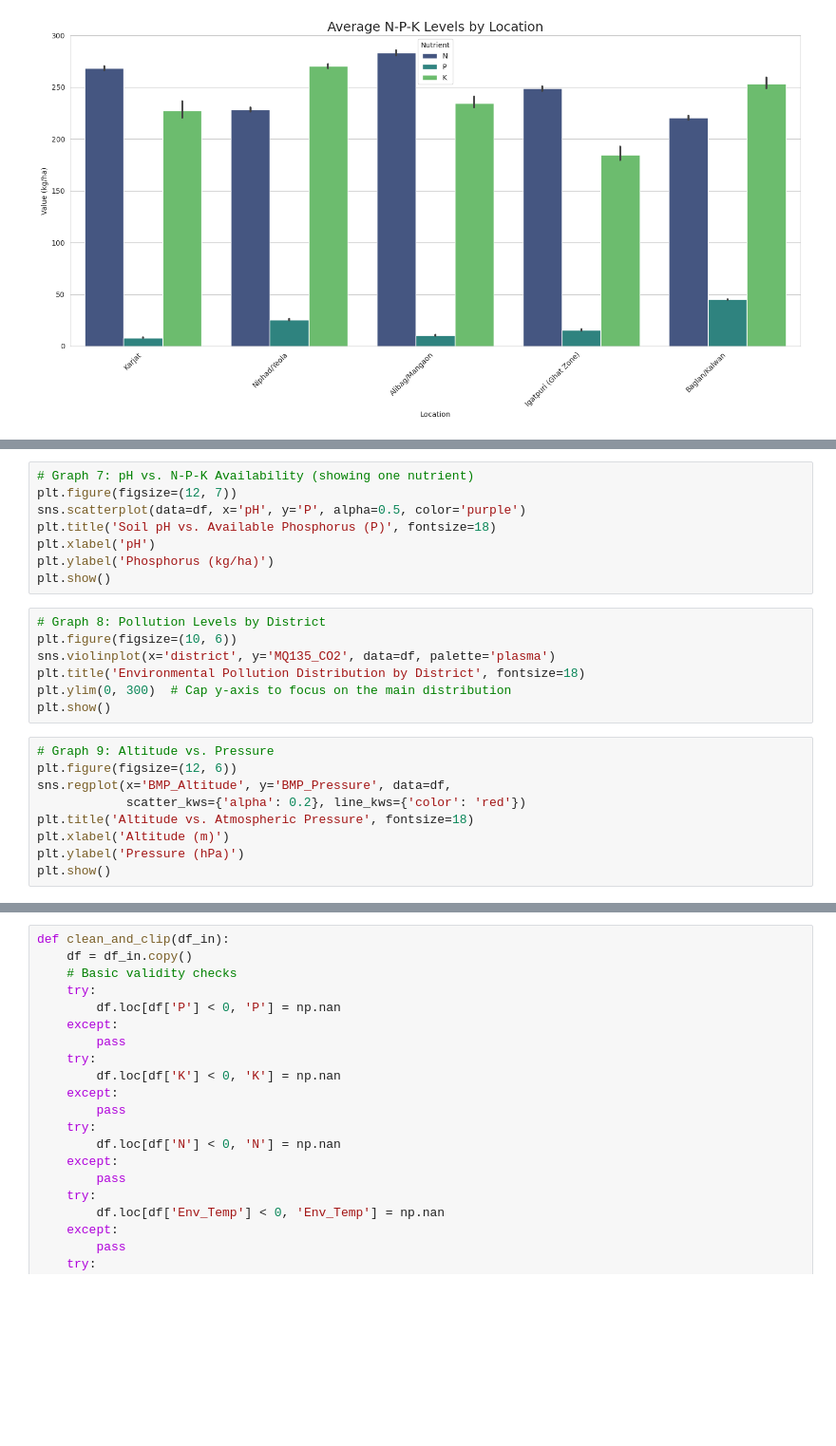
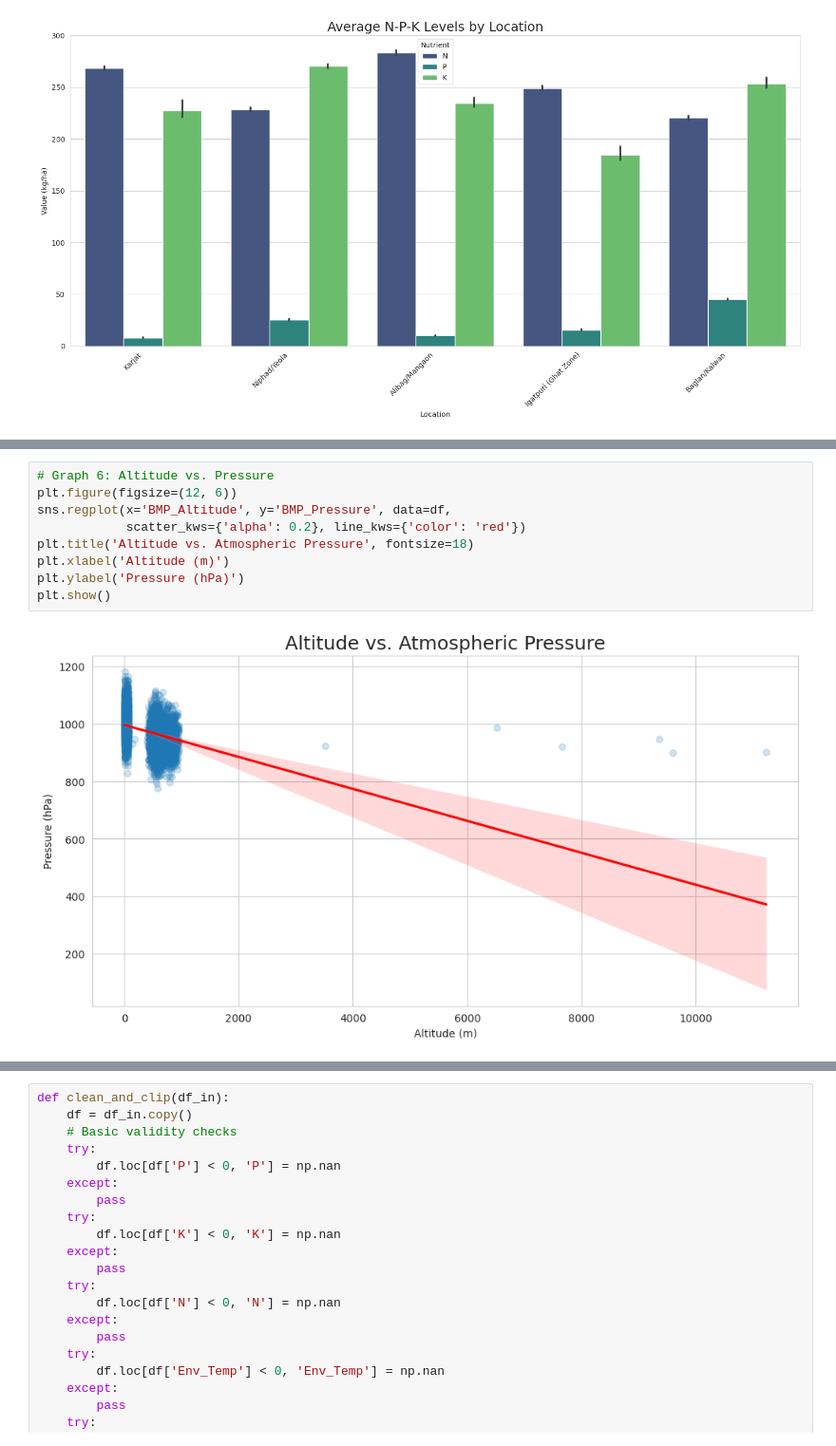
Before and after one commit to tambetanush/GreenSense-Crop-Recommendation-System, a Jupyter notebook: Ranker Notebook/greensense-crop-recommendation.ipynb, the cells around one changed output, grey strips where cells are left out. Shown at 95% size. Saved outputs shown, nothing was run; the diff lists cells and outputs as text; blank space fills up the shorter version.

```diff
--- a/Ranker Notebook/greensense-crop-recommendation.ipynb
+++ b/Ranker Notebook/greensense-crop-recommendation.ipynb
@@ -591,27 +755,14 @@ plt.show()
 # %% [output]
 [figure]
 # %%
-# Graph 7: pH vs. N-P-K Availability (showing one nutrient)
-plt.figure(figsize=(12, 7))
-sns.scatterplot(data=df, x='pH', y='P', alpha=0.5, color='purple')
-plt.title('Soil pH vs. Available Phosphorus (P)', fontsize=18)
-plt.xlabel('pH')
-plt.ylabel('Phosphorus (kg/ha)')
+# Graph 6: Altitude vs. Pressure
+plt.figure(figsize=(12, 6))
+sns.regplot(x='BMP_Altitude', y='BMP_Pressure', data=df,
+            scatter_kws={'alpha': 0.2}, line_kws={'color': 'red'})
+plt.title('Altitude vs. Atmospheric Pressure', fontsize=18)
+plt.xlabel('Altitude (m)')
+plt.ylabel('Pressure (hPa)')
 plt.show()
+# %% [output]
+[figure, added]
-# %%
-# Graph 8: Pollution Levels by District
-plt.figure(figsize=(10, 6))
-sns.violinplot(x='district', y='MQ135_CO2', data=df, palette='plasma')
-plt.title('Environmental Pollution Distribution by District', fontsize=18)
-plt.ylim(0, 300)  # Cap y-axis to focus on the main distribution
-plt.show()
-# %%
-# Graph 9: Altitude vs. Pressure
-plt.figure(figsize=(12, 6))
-sns.regplot(x='BMP_Altitude', y='BMP_Pressure', data=df,
-            scatter_kws={'alpha': 0.2}, line_kws={'color': 'red'})
-plt.title('Altitude vs. Atmospheric Pressure', fontsize=18)
-plt.xlabel('Altitude (m)')
-plt.ylabel('Pressure (hPa)')
-plt.show()
 # %%
```
Also changed, not shown: parts of 95 cells of this notebook, 2 other files.
